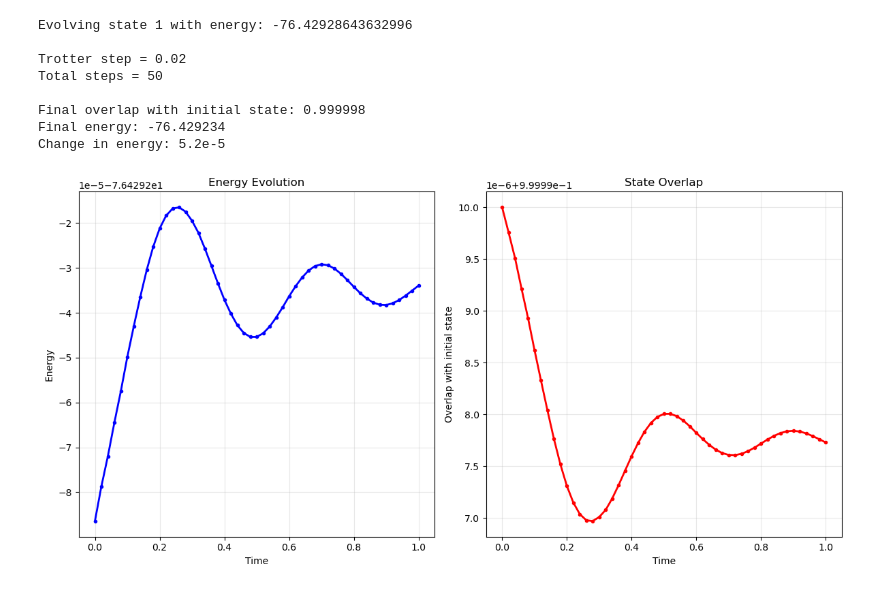
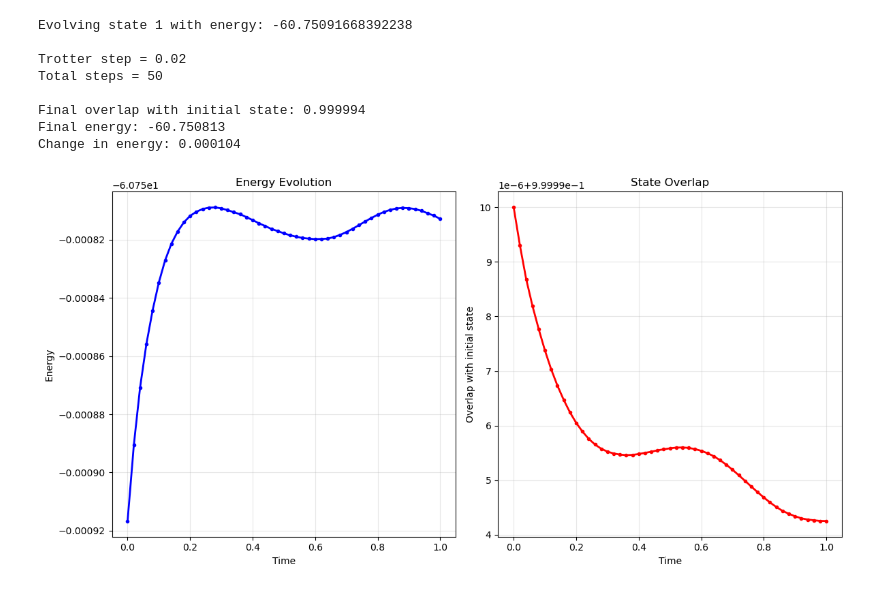
Before and after one commit to wholdhus/majorana_chain_dynamics, a Jupyter notebook: Majorana Chain Dynamics.ipynb, the cells around one changed output. Saved outputs shown, nothing was run; the diff lists cells and outputs as text; code cells hidden in the pictures.

Commit message:
Working Time Evolution Under Full Hamiltonian

```diff
--- a/Majorana Chain Dynamics.ipynb
+++ b/Majorana Chain Dynamics.ipynb
@@ -149,5 +110,5 @@ After sweep 9 energy=-76.4292865005591  maxlinkdim=28 maxerr=9.86E-09 time=0.073
 # %%
-# Time Evolution Under Ising Hamiltonian
+# Time Evolution Under Full Hamiltonian
 
 using LinearAlgebra
 
@@ -155,7 +116,6 @@ using LinearAlgebra
 state_idx = 1
 psi0 = psi[sorted_indices[state_idx]]
 initial_energy = energies[sorted_indices[state_idx]]
-
 println("Evolving state $state_idx with energy: $initial_energy")
 println()
 
@@ -163,7 +123,6 @@ println()
 tau = 0.02
 total_time = 1.0
 n_steps = Int(total_time / tau)
-
 println("Trotter step = $tau")
 println("Total steps = $n_steps")
 println()
@@ -173,29 +132,28 @@ function build_trotter_gates(sites, tau)
     L = length(sites)
     gates = ITensor[]
 
-    # Forward sweep gates
-    for j in 1:(L-1)
-        s1, s2 = sites[j], sites[j+1]
+    # Forward sweep
+    for j in 1:L
+        s1, s2, s3 = sites[j], sites[mod1(j+1, L)], sites[mod1(j+2, L)]
 
-        # Build term for Ising part of Hamiltonian HI
-        h_term = -op("X", s1) * op("Id", s2) -
-                  op("Z", s1) * op("Z", s2)
+        # Build term for Ising part HI
+        X_part = -(1/3) * (op("X", s1) * op("Id", s2) * op("Id", s3) +
+                           op("Id", s1) * op("X", s2) * op("Id", s3) +
+                           op("Id", s1) * op("Id", s2) * op("X", s3))
+        ZZ_part = -op("Z", s1) * op("Z", s2) * op("Id", s3)
+        HI = X_part + ZZ_part
 
-        # Scale by lambdaI and create gate
-        h_scaled = 2 * lambdaI * h_term
-        G = exp(-im * tau/2 * h_scaled)
-        push!(gates, G)
+        # Build term for Three-spin part H3
+        H3 = op("X", s1) * op("Z", s2) * op("Z", s3) +
+             op("Z", s1) * op("Z", s2) * op("X", s3)
+
+        # Define full Hamiltonian and create gate
+        H = 2 * lambdaI * HI + lambda3 * H3
+        push!(gates, exp(-im * tau/2 * H))
     end
-    s1, s2 = sites[L], sites[1]
-    h_term = -op("X", s1) * op("Id", s2) -
-              op("Z", s1) * op("Z", s2)
-    h_scaled = 2 * lambdaI * h_term
-    G = exp(-im * tau/2 * h_scaled)
-    push!(gates, G)
 
-    # Backward sweep (gates in reverse order)
+    # Backward sweep
     append!(gates, reverse(gates))
-
     return gates
 end
 
@@ -215,58 +173,60 @@ push!(overlap_vals, 1.0)
 
 # Time evolution loop
 for step in 1:n_steps
+
     # Apply one full Trotter step and normalize
     psi_evolved = apply(t_gates, psi_evolved; cutoff=cutoff, maxdim=maximum(maxdim))
     normalize!(psi_evolved)
 
+    # Take measurement every 1 step(s) or at the end
     current_time = step * tau
-
-    # Take measurement every 1 step(s) or at the end
     if step % 1 == 0 || step == n_steps
         energy = real(inner(psi_evolved', H, psi_evolved))
         overlap = abs(inner(psi0, psi_evolved))
 
         # Store for plotting
         push!(times, current_time)
         push!(energy_vals, energy)
         push!(overlap_vals, overlap)
     end
 end
 
 # Final results
 final_overlap = overlap_vals[end]
 final_energy = energy_vals[end]
 println("Final overlap with initial state: $(round(final_overlap, digits=6))")
 println("Final energy: $(round(final_energy, digits=6))")
 println("Change in energy: $(round(abs(final_energy - initial_energy), digits=6))")
 
 # Plotting
 fig, (ax1, ax2) = PythonPlot.subplots(1, 2, figsize=(12, 6))
 
-ax1.plot(times, energy_vals, "b.-", linewidth=2)
-ax1.set_xlabel("Time")
-ax1.set_ylabel("Energy")
-ax1.grid(true, alpha=0.3)
-ax1.set_title("Energy Evolution")
+    # Energy
+    ax1.plot(times, energy_vals, "b.-", linewidth=2)
+    ax1.set_xlabel("Time")
+    ax1.set_ylabel("Energy")
+    ax1.grid(true, alpha=0.3)
+    ax1.set_title("Energy Evolution")
 
-ax2.plot(times, overlap_vals, "r.-", linewidth=2)
-ax2.set_xlabel("Time")
-ax2.set_ylabel("Overlap with initial state")
-ax2.grid(true, alpha=0.3)
-ax2.set_title("State Overlap")
+    # Overlap
+    ax2.plot(times, overlap_vals, "r.-", linewidth=2)
+    ax2.set_xlabel("Time")
+    ax2.set_ylabel("Overlap with initial state")
+    ax2.grid(true, alpha=0.3)
+    ax2.set_title("State Overlap")
 
 PythonPlot.tight_layout()
 PythonPlot.show()
 # %% [output]
-Evolving state 1 with energy: -76.42928643632996
+Evolving state 1 with energy: -60.75091668392238
 
 Trotter step = 0.02
 Total steps = 50
 
-Final overlap with initial state: 0.999998
-Final energy: -76.429234
-Change in energy: 5.2e-5
+Final overlap with initial state: 0.999994
+Final energy: -60.750813
+Change in energy: 0.000104
-[figure, old version]
+[figure, new version]
 # %%
 # Z-Z Correlations
 
```
Also changed, not shown: parts of 5 cells of this notebook.
